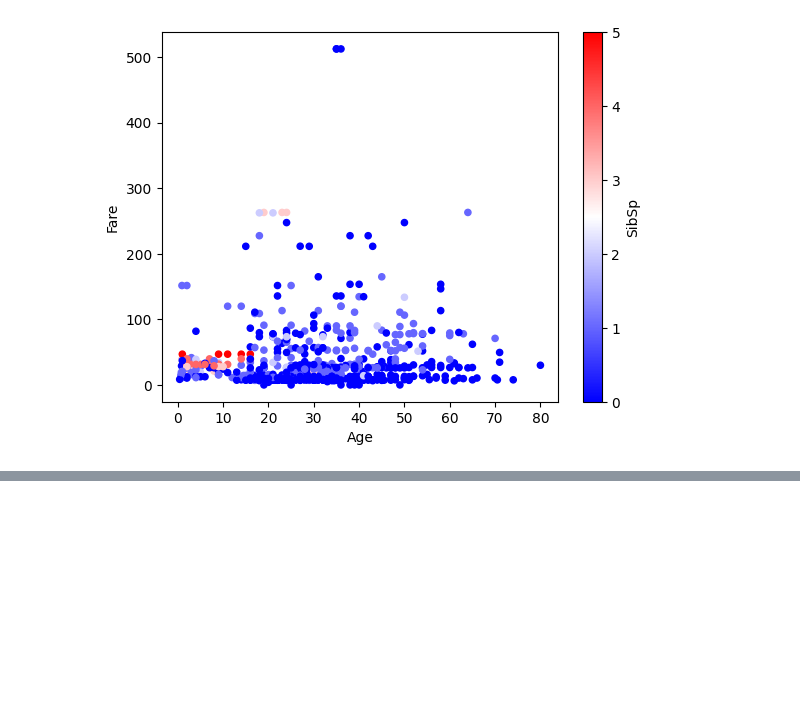
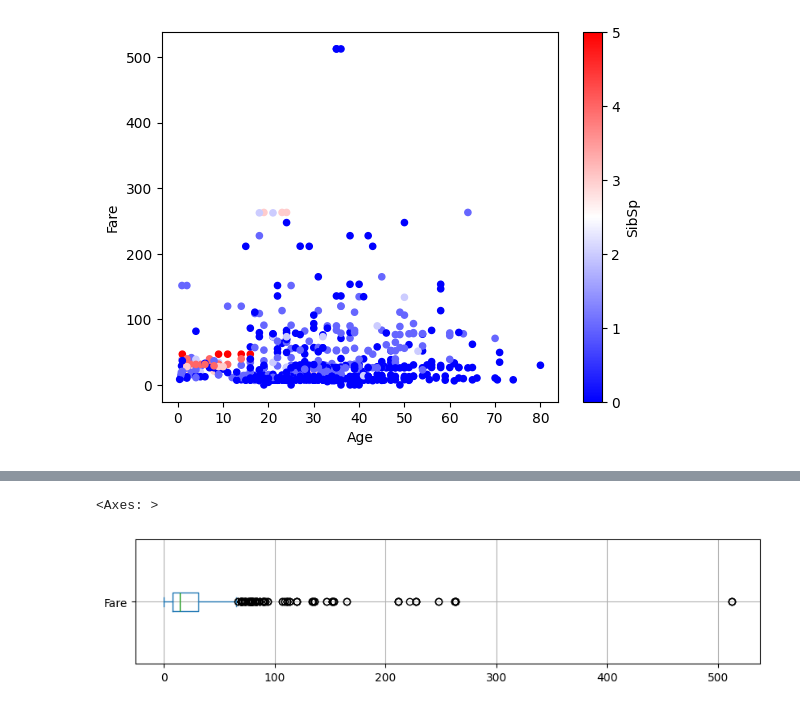
Before and after one commit to GaneshPokharel-tech/datascience, a Jupyter notebook: pandas/Visualization.ipynb, the cells around one changed output, grey strips where cells are left out. Saved outputs shown, nothing was run; the diff lists cells and outputs as text; code cells hidden in the pictures; blank space fills up the shorter version.

```diff
--- a/pandas/Visualization.ipynb
+++ b/pandas/Visualization.ipynb
@@ -202,0 +223,5 @@ titanic_df.plot(
+# %%
+titanic_df.plot(kind = "box", column = "Fare", grid = True,vert = False, figsize = (10,2))
+# %% [output]
+<Axes: >
+[figure, added]
```
Also changed, not shown: parts of 9 cells of this notebook, 2 other files.
